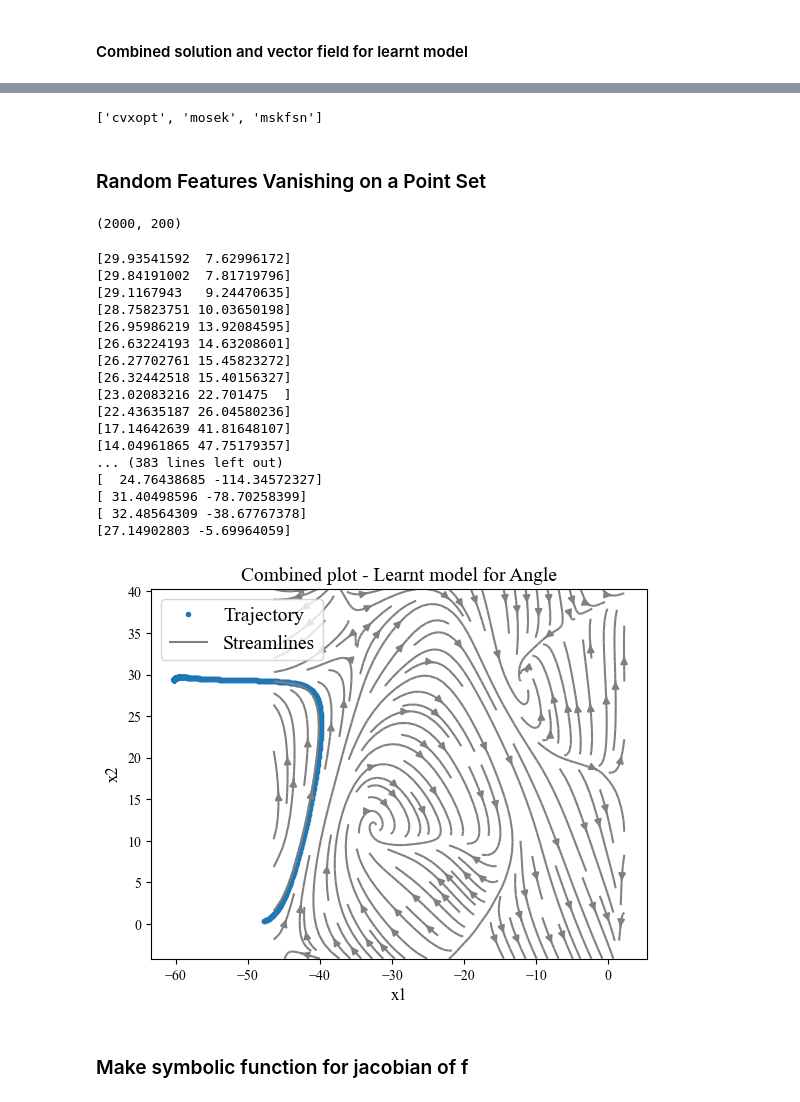
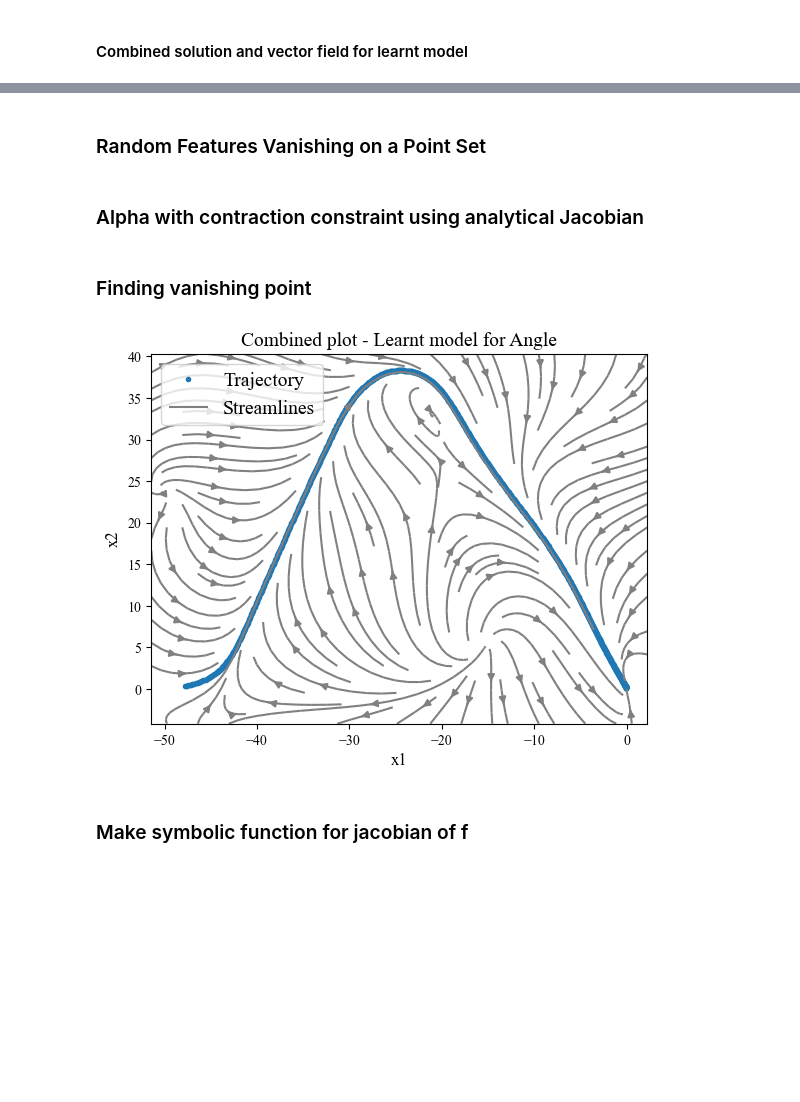
Before and after one commit to helenatp/tpk4960, a Jupyter notebook: src/LASA_handwriting.ipynb, the cells around one changed output, grey strips where cells are left out. Saved outputs shown, nothing was run; the diff lists cells and outputs as text; code cells hidden in the pictures; blank space fills up the shorter version.

```diff
--- a/src/LASA_handwriting.ipynb
+++ b/src/LASA_handwriting.ipynb
@@ -342,8 +283,3 @@ fig_learntmodel.show()
-# %%
-# Checks the available solvers
-pc.solvers.available_solvers(problem=None)
-# %% [output]
-['cvxopt', 'mosek', 'mskfsn']
 # %% [markdown]
 ### Random Features Vanishing on a Point Set
 # %%
@@ -361,24 +322,8 @@ def capital_phi_z_function(x, w, b, n, m, dim, L):
+# %% [markdown]
+### Alpha with contraction constraint using analytical Jacobian
 # %%
-def alpha_approx_function(x_vector, y, dim, m, lam, n, phi_z):
-    phi_ = phi_z
-    problem = pc.Problem()
-    phi_param = pc.Constant('phi_', phi_)
-    lam_param = pc.Constant('lam', lam)
-    dim_param = pc.Constant('dim',dim)
-    m_param = pc.Constant('m', m)
-    #alpha_inv_part = np.linalg.inv(phi_.T @ phi_ + lam*np.eye(dim*m))
-    y_reshaped = np.array(np.ravel([y[0], y[1]], 'F'))
-    y_reshaped_param = pc.Constant('y_reshaped', y_reshaped)
-    alpha_var = pc.RealVariable('alpha_param', (m_param*dim_param, 1))
-    obj = ((phi_param * alpha_var) - y_reshaped_param).T * ((phi_param * alpha_var) - y_reshaped_param) + lam_param*(alpha_var.T * alpha_var)
-    problem.set_objective('min', obj)
-    problem.solve(solver='mosek')
-    #alpha = alpha_inv_part @ (phi_.T @ y_reshaped)
-    alpha_var = alpha_var.np.reshape((-1,))
-    return alpha_var
-
-def alpha_approx_with_constraint_function(x_vector, y, dim, m, lam, n, mu, contraction_points, phi_z):
-    phi_ = phi_z
+def alpha_approx_with_constraint_function(x_vector, y, dim, m, lam, n, mu, contraction_points, L):
+    phi_ = capital_phi_z_function(x_vector, w, b, n, m, dim, L)
     problem = pc.Problem()
     phi_param = pc.Constant('phi_', phi_)
     lam_param = pc.Constant('lam', lam)
@@ -391,7 +336,7 @@ def alpha_approx_with_constraint_function(x_vector, y, dim, m, lam, n, mu, contr
     alpha_var = pc.RealVariable('alpha_var', (m_param*dim_param, 1))
     # Creating constraints
     for i in range(constraint_points):
-        x = x_train[:, i*4]
+        x = x_vector[:, i*4]
         gradient = np.zeros(dim)
         for j in range(m):
             index = 2*j
@@ -404,8 +349,10 @@ def alpha_approx_with_constraint_function(x_vector, y, dim, m, lam, n, mu, contr
     problem.solve(solver='mosek')
     alpha_var = alpha_var.np.reshape((-1,))
     return alpha_var
+# %% [markdown]
+### Finding vanishing point
 # %%
-x_vanish = x_train[:,-1] # gets the end position of the training data [0, 0]
+x_vanish = x_train[:,-1]
 num_of_vanish_points = np.size(x_vanish[0])
 
 capital_phi_z = phi_function(x_vanish, w, b, num_of_vanish_points, num_of_samples, dim_of_function)
@@ -419,20 +366,16 @@ P_Psi = np.eye(P_Psi[0].size) - P_Psi
 P_Psi = (P_Psi + P_Psi.T) / 2 + (np.eye(P_Psi[0].size)*1e-12)
 
 L_ = np.linalg.cholesky(P_Psi)
+#P_Psi_L = L @ L.T
 
-#P_Psi_L = L @ L.T
-phi_z = capital_phi_z_function(x_train, w, b, num_of_points, num_of_samples, dim_of_function, L_)
-
-#alpha = alpha_approx_with_constraint_function(x_train, y_train, dim_of_function, num_of_samples, lambda_, num_of_points, mu, num_of_contraction_points, phi_z.T)
-alpha = alpha_approx_function(x_train, y_train, dim_of_function, num_of_samples, lambda_, num_of_points, phi_z.T)
+alpha = alpha_approx_with_constraint_function(x_train, y_train, dim_of_function, num_of_samples, lambda_, num_of_points, mu, num_of_contraction_points, L_)
+#alpha = alpha_approx_function(x_train, y_train, dim_of_function, num_of_samples, lambda_, num_of_points, L_)
-# %% [output]
-(2000, 200)
 # %%
 alpha_array_rff = alpha
 
 # Create callable function for learnt dynamics (straight from working note)
 def learnt_model(t, x):
-    func = capital_psi(x, w, b, num_of_samples, dim_of_function) @ alpha_array_rff
+    func = capital_psi_z_function(x, w, b, num_of_samples, dim_of_function, L_).T @ alpha_array_rff
     return func
 
 timespan = np.array([time_series[0],time_series[-1]])
@@ -444,56 +387,35 @@ lower_bound_x1 = axes.get_xlim()[0]
 upper_bound_x1 = axes.get_xlim()[1]
 lower_bound_x2 = axes.get_ylim()[0]
 upper_bound_x2 = axes.get_ylim()[1]
 
-num_of_points_for_plot = 17
+num_of_points_for_plot = 25
 
-x1 = np.linspace(lower_bound_x1, upper_bound_x1, num_of_points_for_plot)
+x1 = np.linspace(lower_bound_x1-5, upper_bound_x1, num_of_points_for_plot)
 x2 = np.linspace(lower_bound_x2, upper_bound_x2, num_of_points_for_plot)
 
 # Base point or starting point for each vector of the vector field
 [X1, X2] = np.meshgrid(x1, x2)
 
-# Calculate df/dt for each point
 t = 0
-#print(data_series)
 u_learnt = np.zeros(X1.shape)
 v_learnt = np.zeros(X1.shape)
 
-# for loop to get the velocity at each point witht the learnt model
 for (i,j), value in np.ndenumerate(X1):
 
-    # get velocities at each point with the learnt model
     Y_prime = learnt_model(t, np.array([value, X2[i, j]]))
     u_learnt[i,j] = Y_prime[0]
     v_learnt[i,j] = Y_prime[1]
 
 fig_learntmodel = plt.figure(2)
 plt.title('Combined plot - Learnt model for ' + name_of_dataset, fontsize=14)
 plt.plot(data_series[0, :], data_series[1, :], '.', linewidth=0.1)
 plt.streamplot(X1, X2, u_learnt, v_learnt, density = 1.1, color ='gray')
 plt.xlabel('x1', fontsize=12)
 plt.ylabel('x2', fontsize=12)
 plt.legend(['Trajectory', 'Streamlines'], loc = "upper left" , frameon = True , prop ={'size': 14 } )
 fig_learntmodel.show()
 #plt.savefig("../src/figures_plot/lasa_learnt_model.eps", format ="eps")
 # %% [output]
-[29.93541592  7.62996172]
-[29.84191002  7.81719796]
-[29.1167943   9.24470635]
-[28.75823751 10.03650198]
-[26.95986219 13.92084595]
-[26.63224193 14.63208601]
-[26.27702761 15.45823272]
-[26.32442518 15.40156327]
-[23.02083216 22.701475  ]
-[22.43635187 26.04580236]
-[17.14642639 41.81648107]
-[14.04961865 47.75179357]
-... (383 lines left out)
-[  24.76438685 -114.34572327]
-[ 31.40498596 -78.70258399]
-[ 32.48564309 -38.67767378]
-[27.14902803 -5.69964059]
-[figure, old version]
+[figure, new version]
 # %% [markdown]
 ### Make symbolic function for jacobian of f
```
Also changed, not shown: parts of 11 cells of this notebook.
